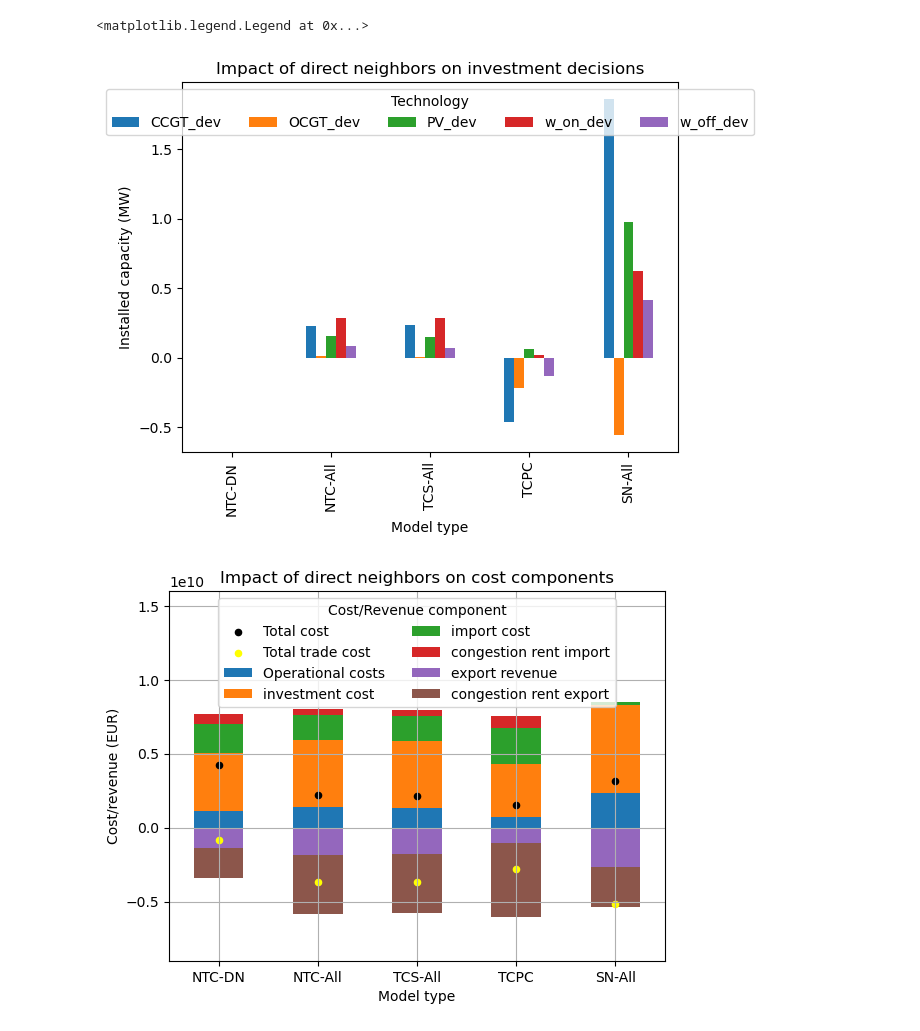
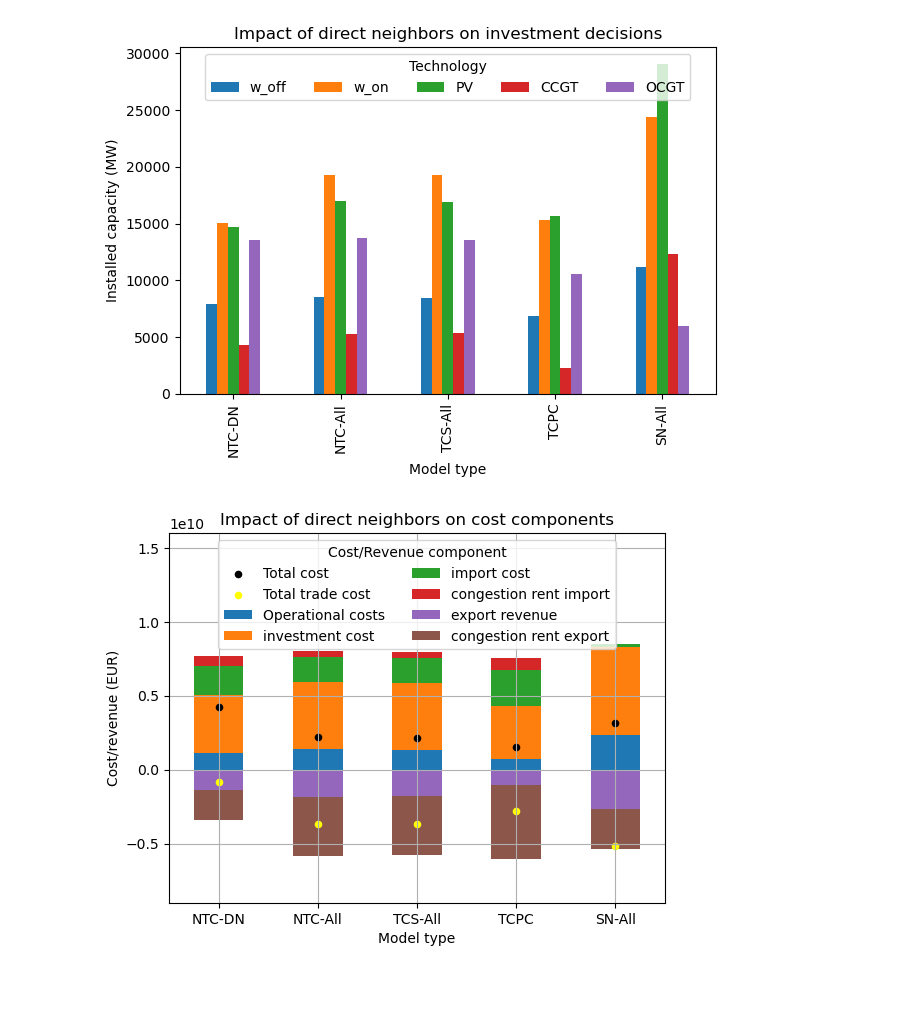
Before and after one commit to KristofPhillips95/ImportExport, a Jupyter notebook: analysis_scripts/IndirectNeighbors.ipynb, the cells around one changed output. Cells and saved outputs as stored; diff of their text form; code cells hidden in the pictures; blank space fills up the shorter version.

```diff
--- a/analysis_scripts/IndirectNeighbors.ipynb
+++ b/analysis_scripts/IndirectNeighbors.ipynb
@@ -139,39 +139,39 @@ dev_df = pd.DataFrame(dev_data)
 type_order = ["NTC-DN", "NTC-All", "TCS-All","TCPC","SN-All"]
 filter_condition = df_results["Model Type"].isin(type_order)
 filtered_df = df_results[filter_condition].set_index("Model Type").reindex(type_order).reset_index()
-filtered_df = dev_df[filter_condition].set_index("Model Type").reindex(type_order).reset_index()
+#filtered_df = dev_df[filter_condition].set_index("Model Type").reindex(type_order).reset_index()
 
 #Choose the values to be displayed
 stacked = False
 if stacked:
     vals= ["CCGT", "OCGT","PV","w_on","w_off"]
 else:
     vals = [ "w_off", "w_on","PV","CCGT", "OCGT"]
-    vals= ["CCGT_dev", "OCGT_dev","PV_dev","w_on_dev","w_off_dev"]
+    #vals= ["CCGT_dev", "OCGT_dev","PV_dev","w_on_dev","w_off_dev"]
 #vals = ["imported","exported"]
 
 
 filtered_df.plot.bar(x="Model Type", y=vals, stacked=stacked)
 
 plt.xlabel('Model type')
 plt.ylabel('Installed capacity (MW)')
 if stacked:
     #plt.ylim((0,70000))
     pass
 else:
     #plt.ylim((0,30000))
     #plt.ylim((0,0.5))
 
     pass
 
 plt.title('Impact of direct neighbors on investment decisions')
+plt.tight_layout()
 plt.legend(title='Technology',loc = "upper center",ncols = 5)
 
 #plt.show()
-#plt.savefig(f"../Results/Figures/FY_analysis/InDirectNeighbors//Installed_capacities_bar_{stacked}_IDN.png")
+plt.savefig(f"../Results/Figures/FY_analysis/InDirectNeighbors//Installed_capacities_bar_{stacked}_IDN.png")
 # %% [output]
-<matplotlib.legend.Legend at 0x...>
-[figure, old version]
+[figure, new version]
 # %%
 ## Plot cost components
 
```
Also changed, not shown: 3 other files.
